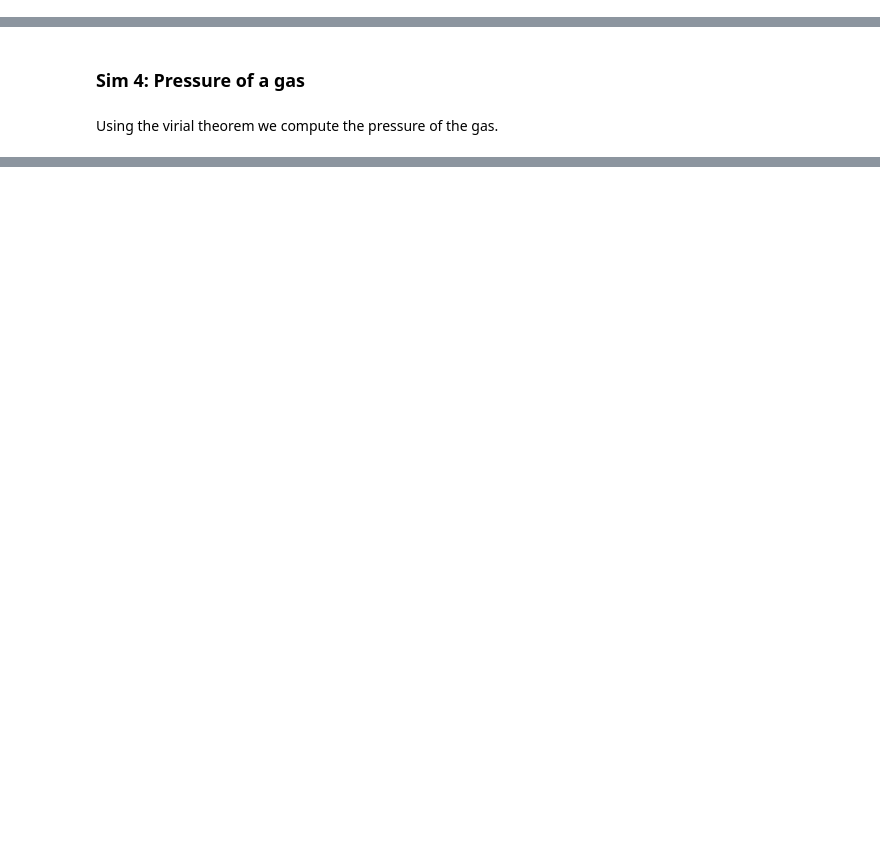
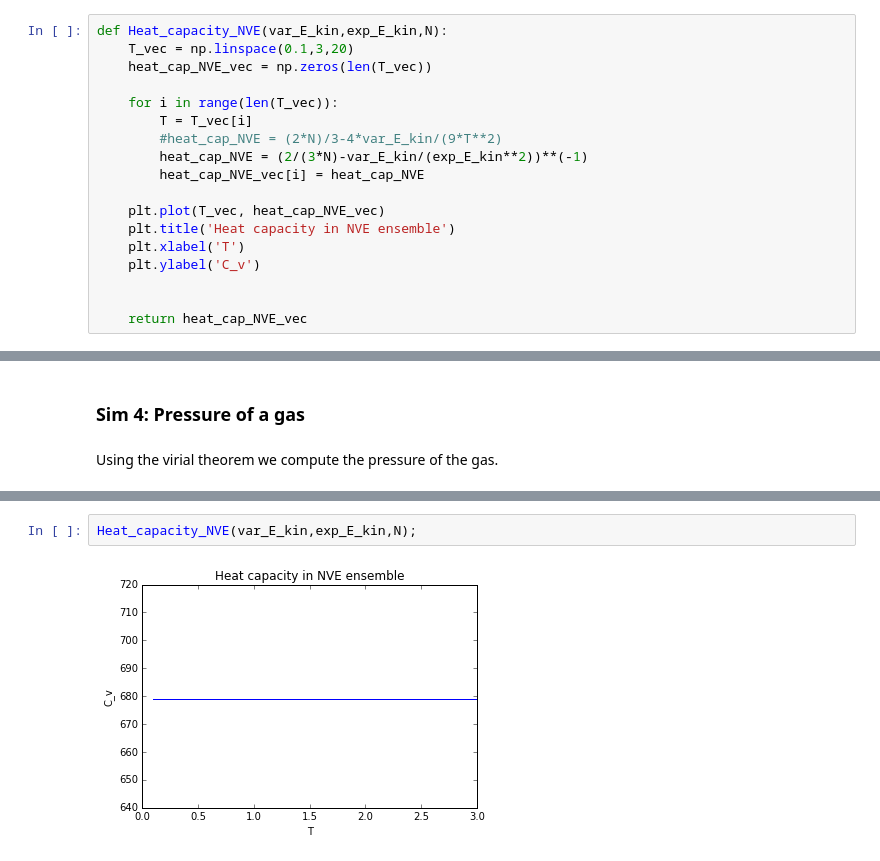
Before and after one commit to bas-de-jong/ArgonProject, a Jupyter notebook: ArgonGasSimulation.ipynb, the cells around one changed output, grey strips where cells are left out. Saved outputs shown, nothing was run; the diff lists cells and outputs as text; blank space fills up the shorter version.

```diff
--- a/ArgonGasSimulation.ipynb
+++ b/ArgonGasSimulation.ipynb
@@ -80,0 +140,18 @@ def computeForce(r,N,L_box):
+# %%
+def Heat_capacity_NVE(var_E_kin,exp_E_kin,N):
+    T_vec = np.linspace(0.1,3,20)
+    heat_cap_NVE_vec = np.zeros(len(T_vec))
+
+    for i in range(len(T_vec)):
+        T = T_vec[i]
+        #heat_cap_NVE = (2*N)/3-4*var_E_kin/(9*T**2)
+        heat_cap_NVE = (2/(3*N)-var_E_kin/(exp_E_kin**2))**(-1)
+        heat_cap_NVE_vec[i] = heat_cap_NVE
+
+    plt.plot(T_vec, heat_cap_NVE_vec)
+    plt.title('Heat capacity in NVE ensemble')
+    plt.xlabel('T')
+    plt.ylabel('C_v')
+
+
+    return heat_cap_NVE_vec
@@ -238,0 +503,4 @@ Using the virial theorem we compute the pressure of the gas.
+# %%
+Heat_capacity_NVE(var_E_kin,exp_E_kin,N);
+# %% [output]
+[figure, added]
```
Also changed, not shown: parts of 28 cells of this notebook, 3 other files.
